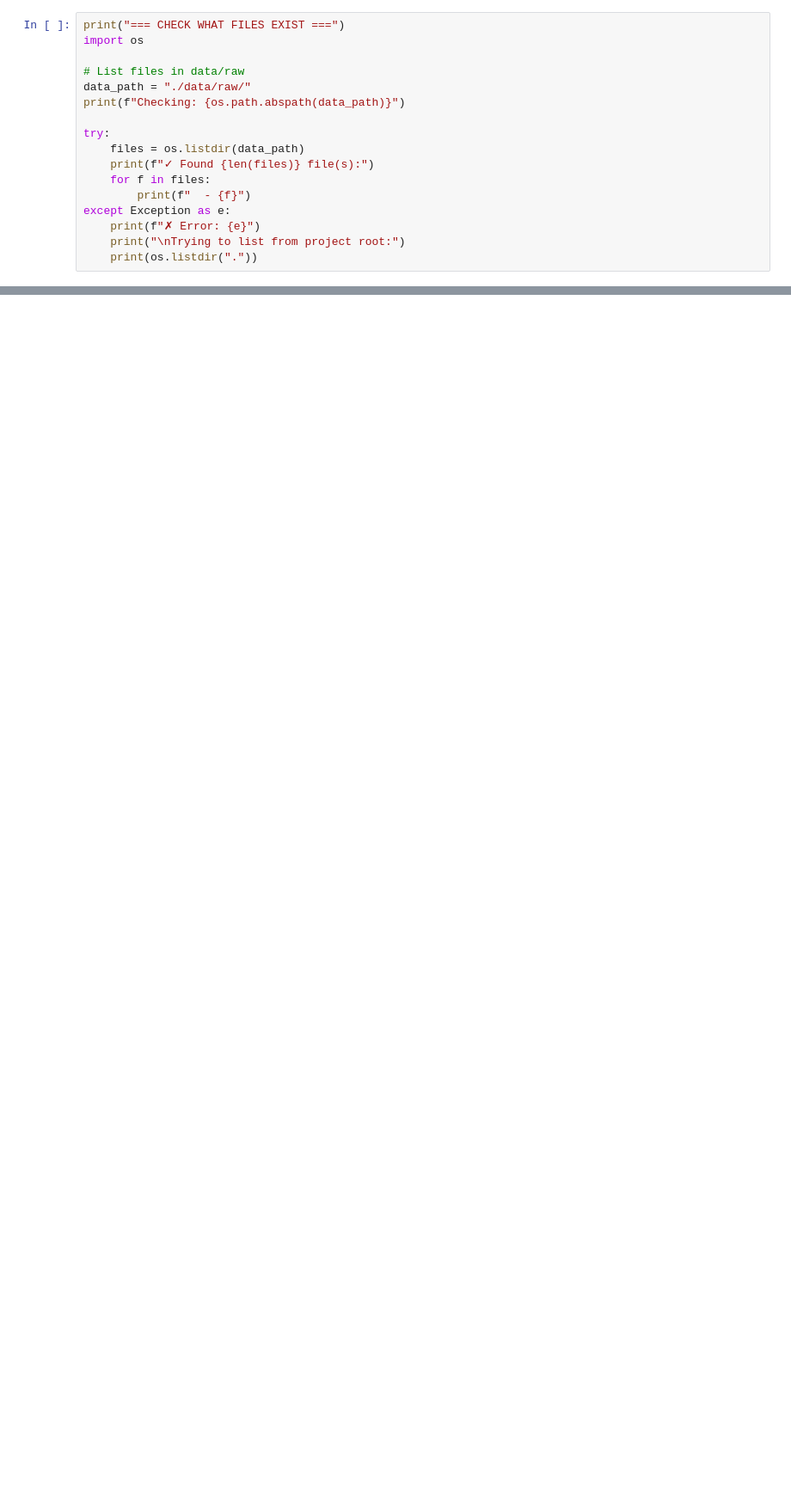
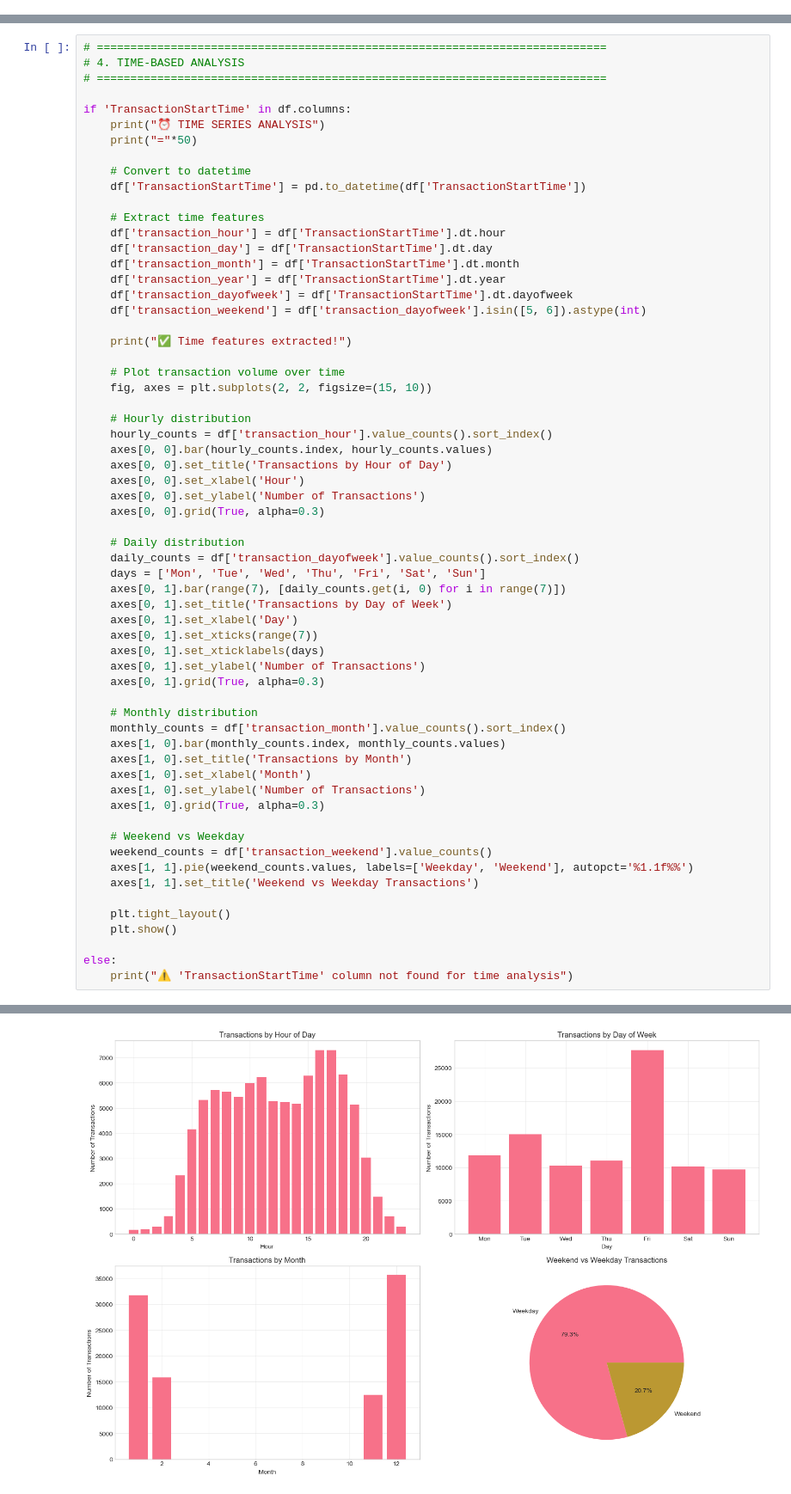
Before and after one commit to beza1619/credit-risk-model, a Jupyter notebook: notebooks/eda.ipynb, the cells around one changed output, grey strips where cells are left out. Shown at 86% size. Cells and saved outputs as stored; diff of their text form; blank space fills up the shorter version.

Commit message:
Complete project: Added model training, API deployment, tests, and documentation

```diff
--- a/notebooks/eda.ipynb
+++ b/notebooks/eda.ipynb
@@ -36,17 +0,0 @@ Loading: ../data/raw/data.xls
-# %%
-print("=== CHECK WHAT FILES EXIST ===")
-import os
-
-# List files in data/raw
-data_path = "./data/raw/"
-print(f"Checking: {os.path.abspath(data_path)}")
-
-try:
-    files = os.listdir(data_path)
-    print(f"✓ Found {len(files)} file(s):")
-    for f in files:
-        print(f"  - {f}")
-except Exception as e:
-    print(f"✗ Error: {e}")
-    print("\nTrying to list from project root:")
-    print(os.listdir("."))
@@ -800,0 +216,63 @@ OUTLIER INTERPRETATION
+# %%
+# ============================================================================
+# 4. TIME-BASED ANALYSIS
+# ============================================================================
+
+if 'TransactionStartTime' in df.columns:
+    print("⏰ TIME SERIES ANALYSIS")
+    print("="*50)
+
+    # Convert to datetime
+    df['TransactionStartTime'] = pd.to_datetime(df['TransactionStartTime'])
+
+    # Extract time features
+    df['transaction_hour'] = df['TransactionStartTime'].dt.hour
+    df['transaction_day'] = df['TransactionStartTime'].dt.day
+    df['transaction_month'] = df['TransactionStartTime'].dt.month
+    df['transaction_year'] = df['TransactionStartTime'].dt.year
+    df['transaction_dayofweek'] = df['TransactionStartTime'].dt.dayofweek
+    df['transaction_weekend'] = df['transaction_dayofweek'].isin([5, 6]).astype(int)
+
+    print("✅ Time features extracted!")
+
+    # Plot transaction volume over time
+    fig, axes = plt.subplots(2, 2, figsize=(15, 10))
+
+    # Hourly distribution
+    hourly_counts = df['transaction_hour'].value_counts().sort_index()
+    axes[0, 0].bar(hourly_counts.index, hourly_counts.values)
+    axes[0, 0].set_title('Transactions by Hour of Day')
+    axes[0, 0].set_xlabel('Hour')
+    axes[0, 0].set_ylabel('Number of Transactions')
+    axes[0, 0].grid(True, alpha=0.3)
+
+    # Daily distribution
+    daily_counts = df['transaction_dayofweek'].value_counts().sort_index()
+    days = ['Mon', 'Tue', 'Wed', 'Thu', 'Fri', 'Sat', 'Sun']
+    axes[0, 1].bar(range(7), [daily_counts.get(i, 0) for i in range(7)])
+    axes[0, 1].set_title('Transactions by Day of Week')
+    axes[0, 1].set_xlabel('Day')
+    axes[0, 1].set_xticks(range(7))
+    axes[0, 1].set_xticklabels(days)
+    axes[0, 1].set_ylabel('Number of Transactions')
+    axes[0, 1].grid(True, alpha=0.3)
+
+    # Monthly distribution
+    monthly_counts = df['transaction_month'].value_counts().sort_index()
+    axes[1, 0].bar(monthly_counts.index, monthly_counts.values)
+    axes[1, 0].set_title('Transactions by Month')
+    axes[1, 0].set_xlabel('Month')
+    axes[1, 0].set_ylabel('Number of Transactions')
+    axes[1, 0].grid(True, alpha=0.3)
+
+    # Weekend vs Weekday
+    weekend_counts = df['transaction_weekend'].value_counts()
+    axes[1, 1].pie(weekend_counts.values, labels=['Weekday', 'Weekend'], autopct='%1.1f%%')
+    axes[1, 1].set_title('Weekend vs Weekday Transactions')
+
+    plt.tight_layout()
+    plt.show()
+
+else:
+    print("⚠️ 'TransactionStartTime' column not found for time analysis")
+# %% [output]
@@ -800,0 +282 @@ OUTLIER INTERPRETATION
+[figure, added]
```
Also changed, not shown: parts of 30 cells of this notebook, 22 other files.
